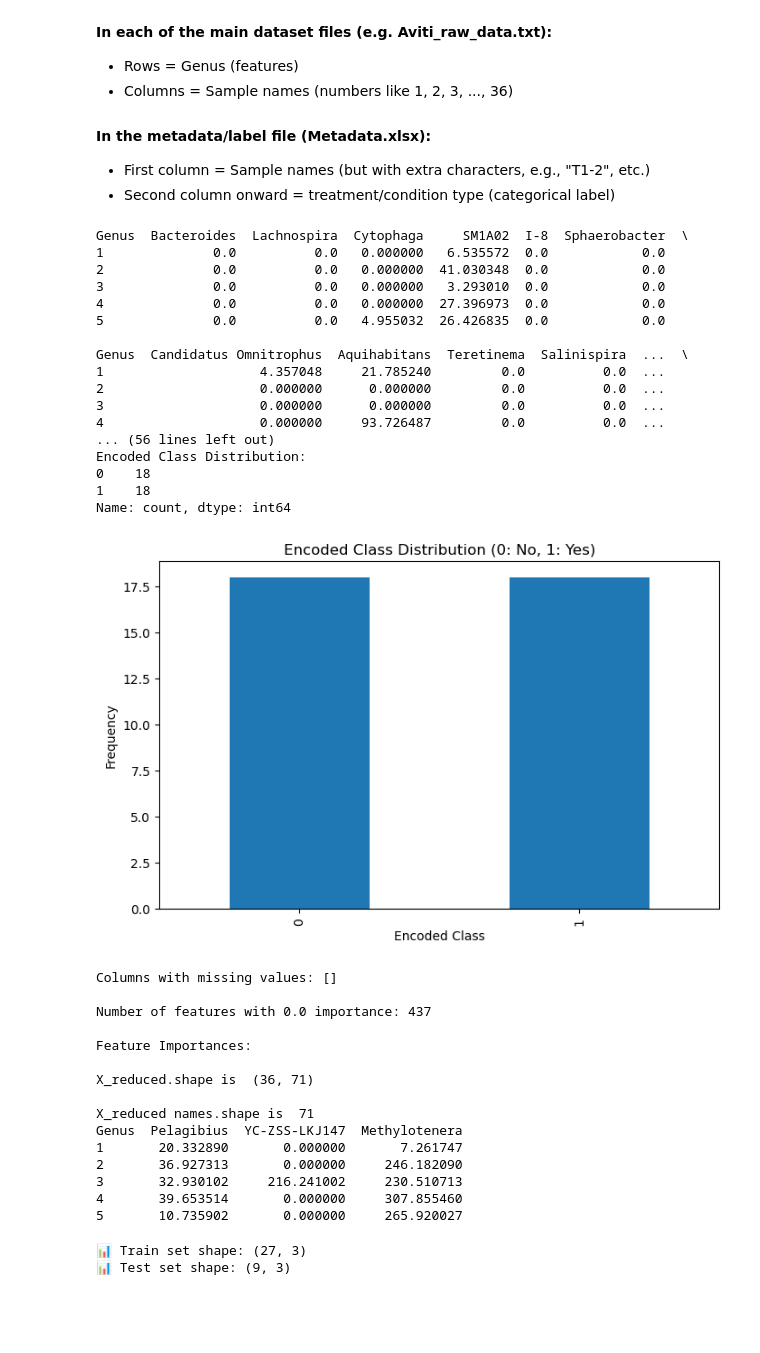
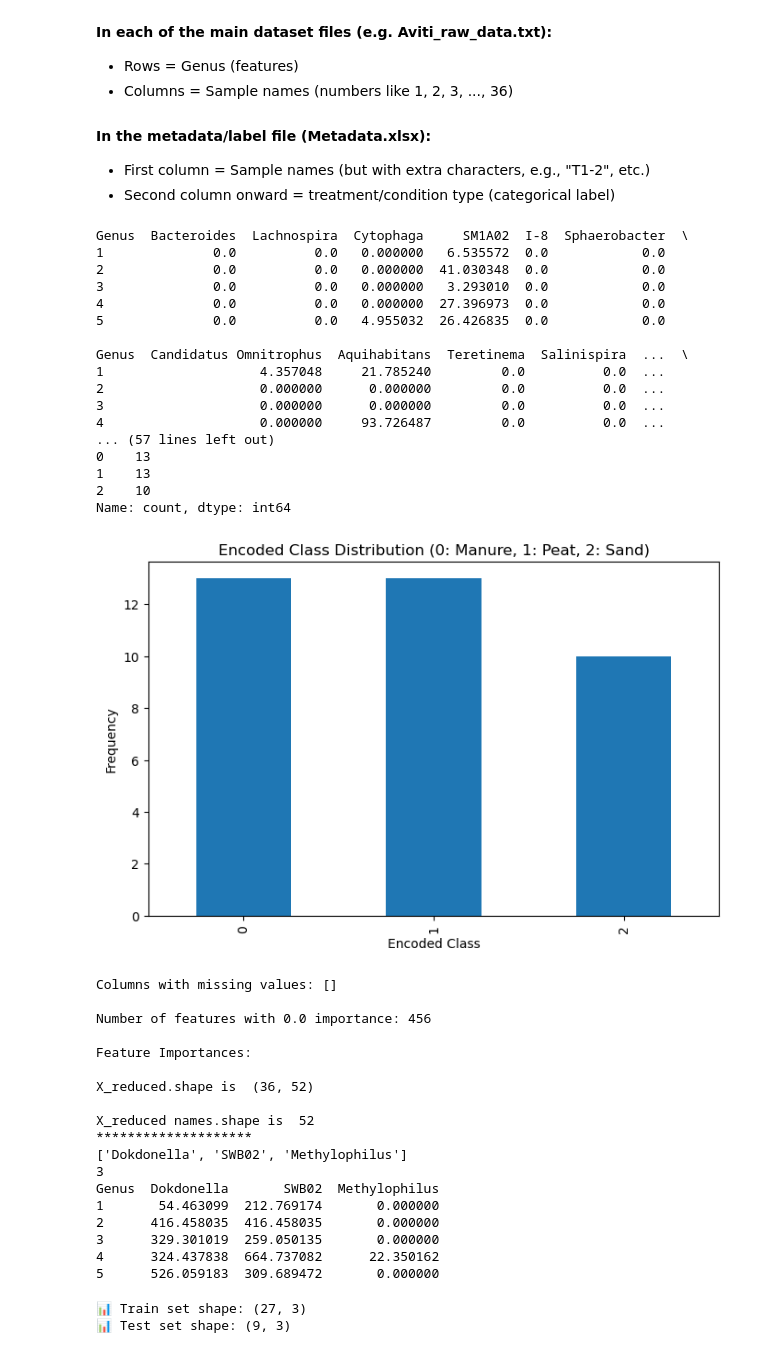
Before and after one commit to hsnvnd/AI-in-Metagenomics, a Jupyter notebook: Soil_Classification-shapg.ipynb, the cells around one changed output. Saved outputs shown, nothing was run; the diff lists cells and outputs as text; code cells hidden in the pictures; blank space fills up the shorter version.

```diff
--- a/Soil_Classification-shapg.ipynb
+++ b/Soil_Classification-shapg.ipynb
@@ -144,11 +160,11 @@ metadata = pd.read_excel('Metadata.xlsx')
 metadata['Sample_num'] = metadata['Sample_name'].astype(str).str.slice(3).str.extract(r'(\d+)')[0]
 
 # Create a mapping from numeric sample name → soil type
-# sample_to_condition = dict(zip(metadata['Sample_num'], metadata['Soil']))
+sample_to_condition = dict(zip(metadata['Sample_num'], metadata['Soil']))
 # Create a mapping from numeric sample name → Autoclave type
 # sample_to_condition = dict(zip(metadata['Sample_num'], metadata['Autoclave']))
 # Create a mapping from numeric sample name → Heat root type
-sample_to_condition = dict(zip(metadata['Sample_num'], metadata['Heat root']))
+# sample_to_condition = dict(zip(metadata['Sample_num'], metadata['Heat root']))
 
 # Map sample names in X to soil types
 y_raw = X.index.map(sample_to_condition)
@@ -182,9 +198,9 @@ print(pd.Series(y).value_counts())
 plt.figure(figsize=(8, 5))
 pd.Series(y).value_counts().plot(kind='bar')
 # when condition = soil
-# plt.title('Encoded Class Distribution (0: Manure, 1: Peat, 2: Sand)')
+plt.title('Encoded Class Distribution (0: Manure, 1: Peat, 2: Sand)')
 #  when condition = autoclave or Heat root
-plt.title('Encoded Class Distribution (0: No, 1: Yes)')
+# plt.title('Encoded Class Distribution (0: No, 1: Yes)')
 plt.xlabel('Encoded Class')
 plt.ylabel('Frequency')
 plt.show()
@@ -210,7 +226,12 @@ print("\nX_reduced names.shape is ", len(feature_names_reduced))
 
 ## 😁these are the shap features calculated from the "REDUCED Normalized FEATURES Version2 ----> LSVM"😁
 #### SHAPg, Union of Aviti's soil features within 3 groups (uniques only) 🍳
+# desired_columns = ['Niveispirillum', 'SWB02','Roseimaritima','BIyi10','Ureibacillus','oc32','Polycyclovorans','C1-B045',
+# 'Methylobacter', 'Sneathiella', 'Ideonella', 'Spirochaeta 2', 'Fimbriiglobus', 'Cellvibrio', 'Acidovorax', 'Pusillibacter',
+# 'Croceibacterium', 'Chthonobacter', 'Zavarzinella', 'Planifilum', 'Sphingorhabdus', 'Agrobacterium', 'Azotobacter','Hyphomicrobium',
+# 'Labrys', 'Candidatus Solibacter', 'Gemmata', 'Parafilimonas', 'Planctopirus', 'Fermentimonas']
 #### SHAPg, 3 top common features of Aviti's soil, using Borda count 🍳
+# desired_columns=['BIyi10', 'Chthonobacter', 'SWB02']
 ## SHAPg, Aviti Autoclave 🍕
 # desired_columns=["Xanthomonas","Mesobacillus","Pseudofulvimonas","Kaistia","Pusillibacter","Rhodovarius",
 # "Imperialibacter","Baekduia","Methanosarcina","Aetherobacter","Pelotalea","Erythrobacter","OLB13","Hirschia",
@@ -221,69 +242,84 @@ print("\nX_reduced names.shape is ", len(feature_names_reduced))
 # "Lacihabitans","Candidatus Bealeia","Candidatus Ovatusbacter","Cavicella","Allocatelliglobosispora"]
 
 #### SHAPG, Union of Miseq's soil features within 3 groups (uniques only) 🍳
-# desired_columns =
+# desired_columns = ['SWB02', 'Rubrivivax', 'Kineobactrum', 'Planctomicrobium', 'Massilia', 'Polycyclovorans', 'Ferribacterium', 'mle1-7',
+# 'CL500-3','Sphingomonas', 'Shinella', 'Coxiella', 'Paludibaculum', 'Pseudomonas', 'CL500-29 marine group', 'Geomonas',
+# 'Pirellula', 'Dechloromonas', 'Luteolibacter', 'OLB12', 'Acidibacter', 'Croceibacterium', 'Bradyrhizobium', 'Aquicella',
+# 'Methylophilus', 'Sphingorhabdus', 'MND1', 'Sphingopyxis', 'Pedomicrobium', 'Arsenicitalea', 'Gemmata', 'Opitutus','JGI 0001001-H03',
+# 'Dokdonella', 'Bosea', 'Gaiella', 'Ilumatobacter']
 #### SHAPG, 3 top common features of Miseq's soil, using Borda count 🍳
-# desired_columns =
+desired_columns = ['Dokdonella', 'SWB02', 'Methylophilus']
 ## SHAPG, Miseq Autoclave 🍕
-# desired_columns = top_features = ["Mesobacillus","mle1-7","YC-ZSS-LKJ147","Imperialibacter","Panacagrimonas","Dinghuibacter",
+# desired_columns = ["Mesobacillus","mle1-7","YC-ZSS-LKJ147","Imperialibacter","Panacagrimonas","Dinghuibacter",
 # "Parageobacillus","Chryseotalea","Rhodoplanes","Abditibacterium","Hassallia","Ferruginibacter","Chryseobacterium","Bauldia",
 # "Chthoniobacter","Chryseolinea","Dokdonella","Lelliottia","Aquicella","Methyloceanibacter"]
 #### SHAPG, Miseq HeatRoot 🎃
-# desired_columns = top_features = ["Pelagibius", "YC-ZSS-LKJ147", "Methylotenera", "UBA6140", "Hydrogenophaga",
+# desired_columns = ["Pelagibius", "YC-ZSS-LKJ147", "Methylotenera", "UBA6140", "Hydrogenophaga",
 # "Pseudolabrys", "Rhodoferax", "Aetherobacter", "Pedobacter", "Phaselicystis", "Ilumatobacter","Paludibaculum",
 # "Chthonobacter", "Cereibacter", "Cytophaga", "Ellin6055","Gemmobacter", "Legionella", "Ferruginibacter", "Ureibacillus"]
 
 
 #### SHAPG, Union of Novaseq's soil features within 3 groups (uniques only) 🍳
 # desired_columns =
 #### SHAPG, 3 top common features of Novaseq's soil, using Borda count 🍳
 # desired_columns =
 #### SHAPG, Novaseq autoclave 🍕
-# desired_columns =
+# desired_columns = ["Mesobacillus", "Brucella", "Candidatus Protochlamydia", "Ammoniphilus", "Immundisolibacter",
+# "Desulfovibrio", "Aquisphaera", "Brevibacillus", "Niallia", "Snodgrassella","Crocinitomix", "OLB13", "Taonella", "Pseudoxanthobacter",
+# "Cupriavidus", "Povalibacter", "Sandaracinobacter", "Asticcacaulis", "Ramlibacter", "Sorangium"]
 #### SHAPG, Novaseq HeatRoot 🎃
-# desired_columns =
+# desired_columns = ["Erythrobacter", "Verticiella", "Lachnospiraceae UCG-004", "Phragmitibacter", "Meiothermus",
+# "Phycocomes", "Desulfopila", "Diaphorobacter", "Caedibacter", "Kribbella", "Geothrix","Aquicella", "Actinokineospora",
+# "Bordetella", "Tuberibacillus", "Fundidesulfovibrio","Thermoclostridium","Hydrogenispora","Edaphocola", "Novosphingobium"]
+
 
 
 #//////////////////////////////// SHAPG /////////////////////////////////////////#
 
 # uncomment the following line if you choose SHAP features in "desired_columns" and not al features ones.
+print("********************")
+print(desired_columns)
+print(len(desired_columns))
 X = X[desired_columns]
 print(X.head())
 # print(X_reduced.head())
 # %% [output]
 Genus  Bacteroides  Lachnospira  Cytophaga     SM1A02  I-8  Sphaerobacter  \
 1              0.0          0.0   0.000000   6.535572  0.0            0.0
 2              0.0          0.0   0.000000  41.030348  0.0            0.0
 3              0.0          0.0   0.000000   3.293010  0.0            0.0
 4              0.0          0.0   0.000000  27.396973  0.0            0.0
 5              0.0          0.0   4.955032  26.426835  0.0            0.0
 
 Genus  Candidatus Omnitrophus  Aquihabitans  Teretinema  Salinispira  ...  \
 1                    4.357048     21.785240         0.0          0.0  ...
 2                    0.000000      0.000000         0.0          0.0  ...
 3                    0.000000      0.000000         0.0          0.0  ...
 4                    0.000000     93.726487         0.0          0.0  ...
-... (56 lines left out)
-Encoded Class Distribution:
-0    18
-1    18
+... (57 lines left out)
+0    13
+1    13
+2    10
 Name: count, dtype: int64
-[figure, old version]
+[figure, new version]
 Columns with missing values: []
 
-Number of features with 0.0 importance: 437
+Number of features with 0.0 importance: 456
 
 Feature Importances:
 
-X_reduced.shape is  (36, 71)
+X_reduced.shape is  (36, 52)
 
-X_reduced names.shape is  71
-Genus  Pelagibius  YC-ZSS-LKJ147  Methylotenera
-1       20.332890       0.000000       7.261747
-2       36.927313       0.000000     246.182090
-3       32.930102     216.241002     230.510713
-4       39.653514       0.000000     307.855460
-5       10.735902       0.000000     265.920027
+X_reduced names.shape is  52
+********************
+['Dokdonella', 'SWB02', 'Methylophilus']
+3
+Genus  Dokdonella       SWB02  Methylophilus
+1       54.463099  212.769174       0.000000
+2      416.458035  416.458035       0.000000
+3      329.301019  259.050135       0.000000
+4      324.437838  664.737082      22.350162
+5      526.059183  309.689472       0.000000
 # %%
 #### Using SHAP Features instead of All features, using "unnormalized" data ---> RF
 ## SHAP, Union of Aviti's soil features within 3 groups (uniques only) 🍳
```
Also changed, not shown: parts of 2 cells of this notebook.
